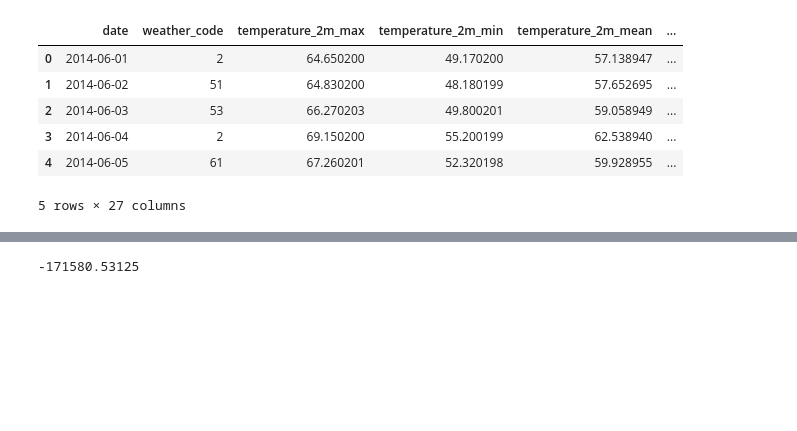
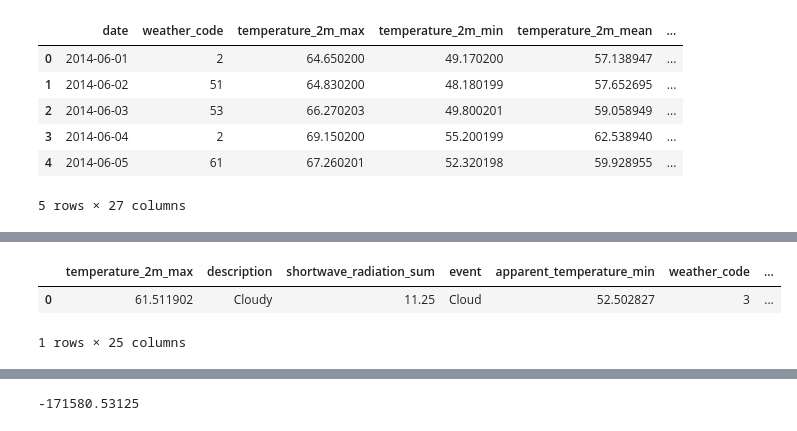
Before and after one commit to mattgraham93/Musical-Weather, a Jupyter notebook: musical_weather_app/files/testing.ipynb, the cells around one changed output, grey strips where cells are left out. Drawn from its saved outputs; the diff is of its cells as text; code cells hidden in the pictures; blank space fills up the shorter version.

```diff
--- a/musical_weather_app/files/testing.ipynb
+++ b/musical_weather_app/files/testing.ipynb
@@ -79 +113,7 @@ pd.DataFrame(todays_forecast).head()
 1 rows × 25 columns
+# %%
+todays_forecast
+# %% [output]
+|  | temperature_2m_max | description | shortwave_radiation_sum | event | apparent_temperature_min | weather_code | ... |
+| 0 | 61.511902 | Cloudy | 11.25 | Cloud | 52.502827 | 3 | ... |
+1 rows × 25 columns
```
Also changed, not shown: parts of 7 cells of this notebook, 10 other files.
